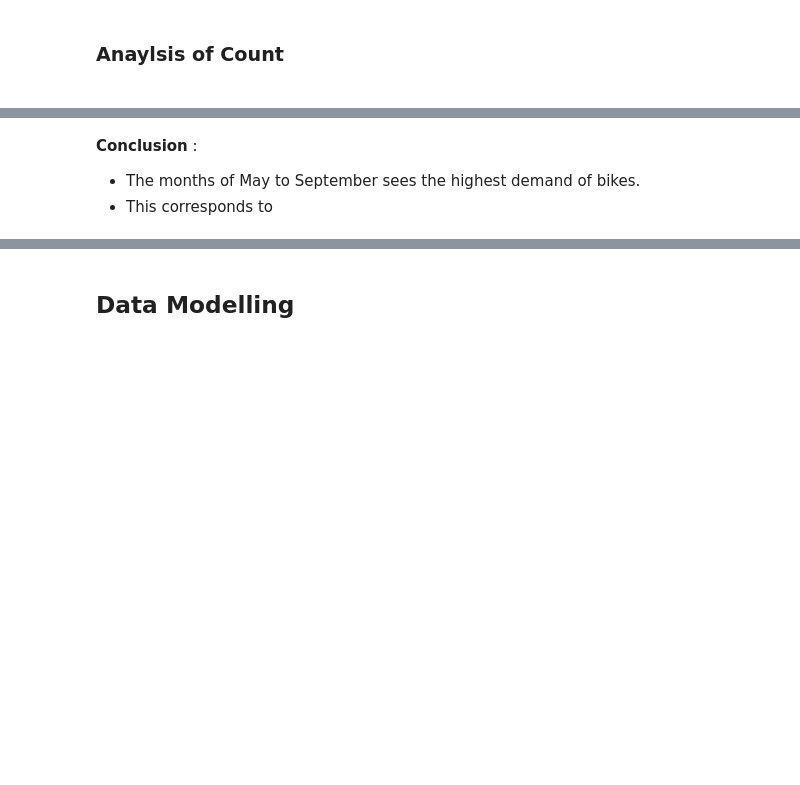
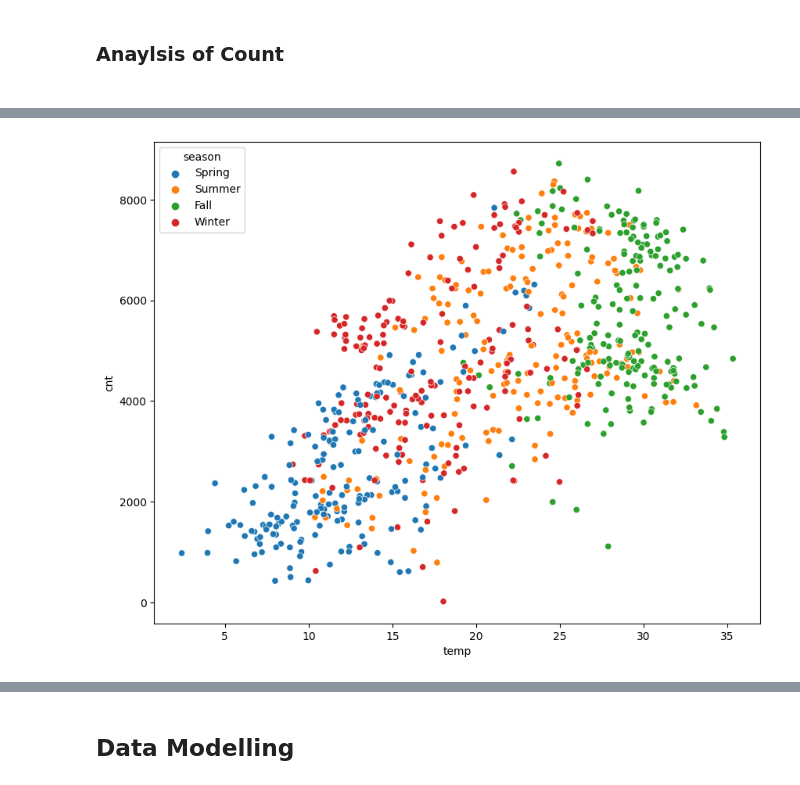
Before and after one commit to jaegarbomb/BikeSharing, a Jupyter notebook: Bike_Sharing_Analysis.ipynb, the cells around one changed output, grey strips where cells are left out. Cells and saved outputs as stored; diff of their text form; code cells hidden in the pictures; blank space fills up the shorter version.

```diff
--- a/Bike_Sharing_Analysis.ipynb
+++ b/Bike_Sharing_Analysis.ipynb
@@ -209,4 +213,6 @@ sns.scatterplot(data = data)
-# %% [markdown]
-**Conclusion** : <br>
-- The months of May to September sees the highest demand of bikes.
-- This corresponds to
+# %%
+# Temperature vs Count
+plt.figure(figsize=(10,8))
+sns.scatterplot(x=data["temp"],y=data["cnt"],hue=data["season"]);
+# %% [output]
+[figure, added]
```
Also changed, not shown: parts of 11 cells of this notebook.
